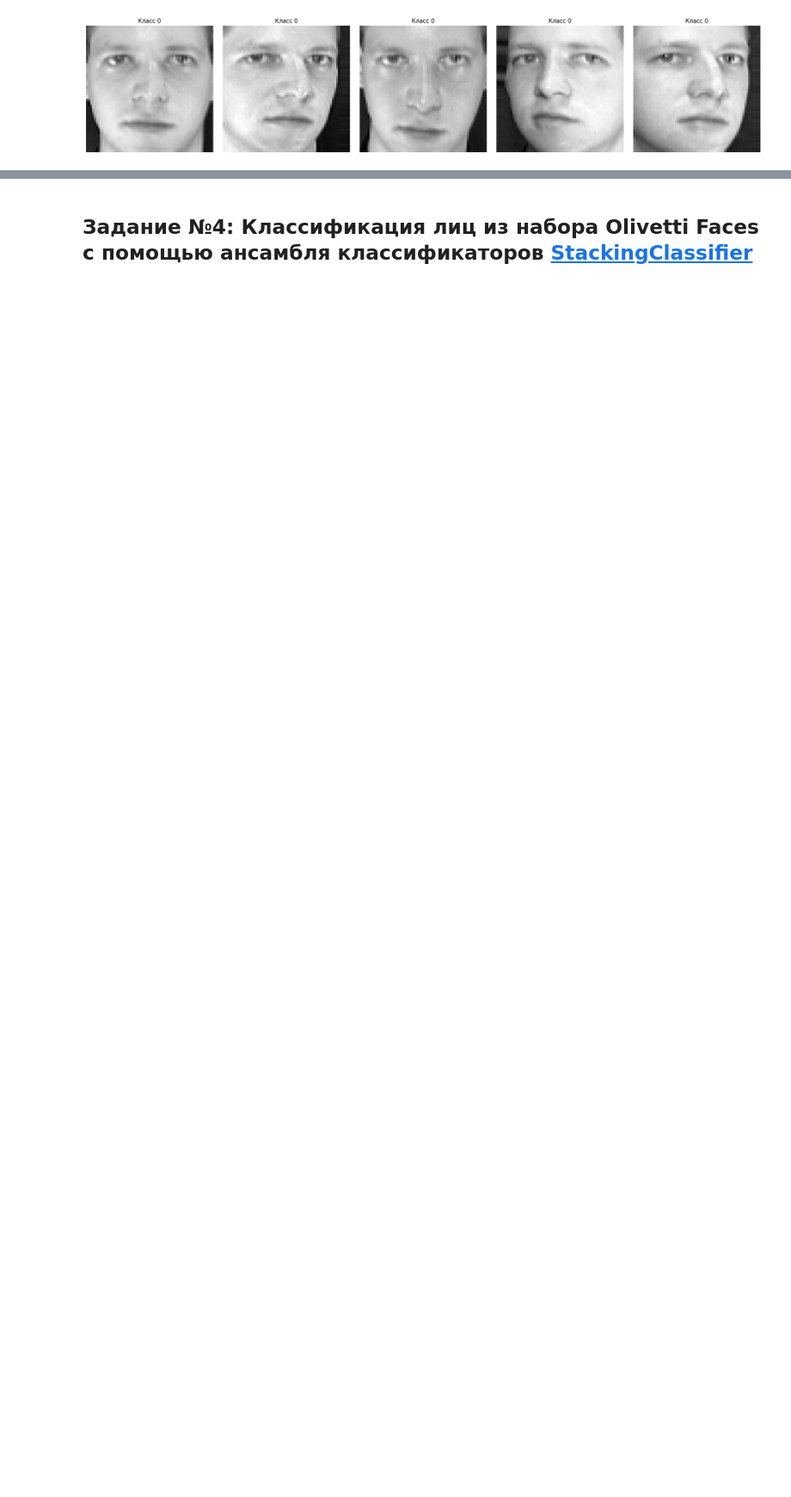
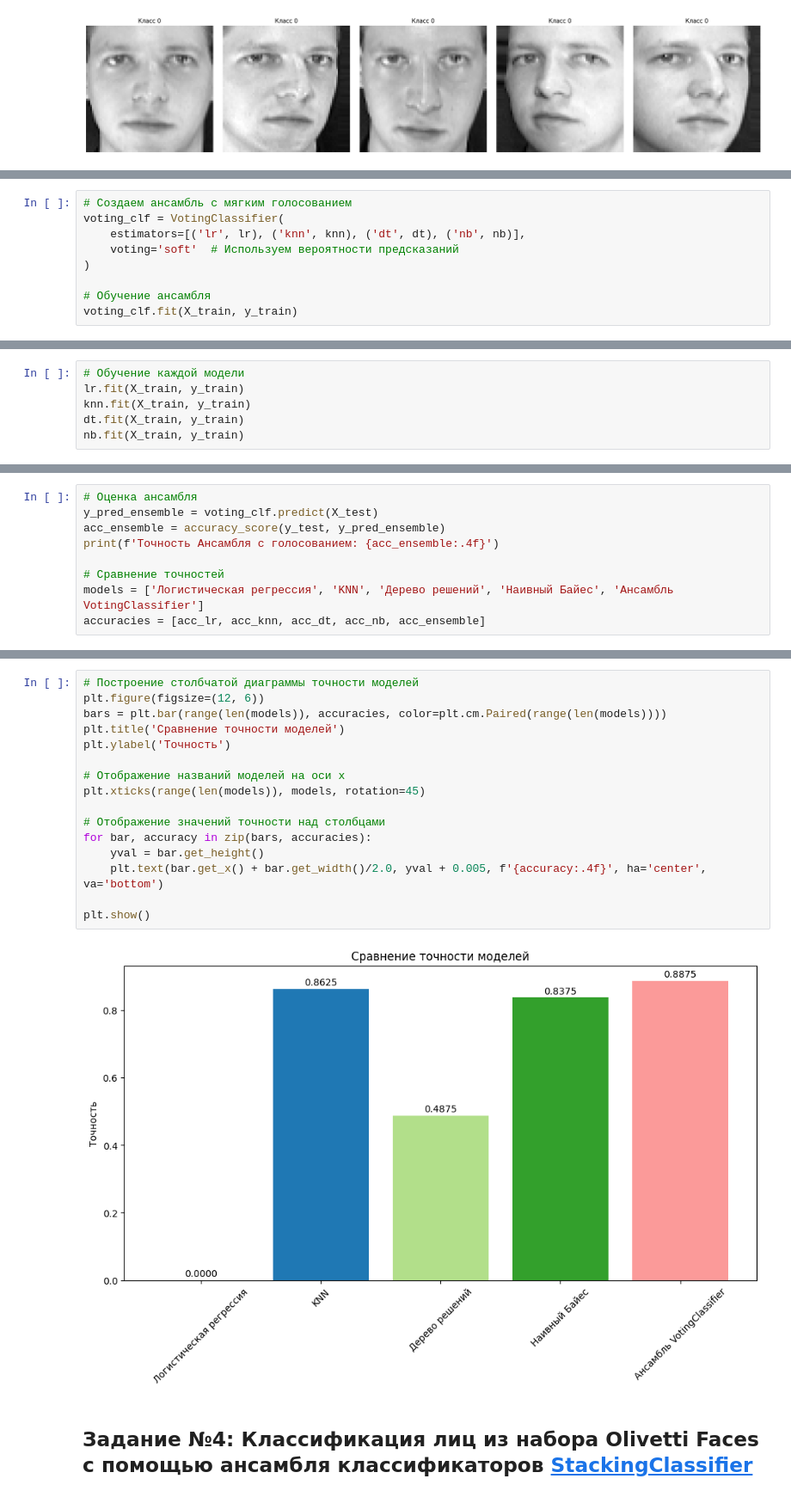
Before and after one commit to GDVevo/ml_uni, a Jupyter notebook: Практическая_работа_№9_Ансамблевые_методы_в_машинном_обучении.ipynb, the cells around one changed output, grey strips where cells are left out. Shown at 86% size. Cells and saved outputs as stored; diff of their text form; blank space fills up the shorter version.

```diff
--- a/Практическая_работа_№9_Ансамблевые_методы_в_машинном_обучении.ipynb
+++ b/Практическая_работа_№9_Ансамблевые_методы_в_машинном_обучении.ipynb
@@ -326,0 +416,9 @@ from sklearn.naive_bayes import GaussianNB
+# %%
+# Создаем ансамбль с мягким голосованием
+voting_clf = VotingClassifier(
+    estimators=[('lr', lr), ('knn', knn), ('dt', dt), ('nb', nb)],
+    voting='soft'  # Используем вероятности предсказаний
+)
+
+# Обучение ансамбля
+voting_clf.fit(X_train, y_train)
@@ -326,0 +431,6 @@ from sklearn.naive_bayes import GaussianNB
+# %%
+# Обучение каждой модели
+lr.fit(X_train, y_train)
+knn.fit(X_train, y_train)
+dt.fit(X_train, y_train)
+nb.fit(X_train, y_train)
@@ -326,0 +466,9 @@ from sklearn.naive_bayes import GaussianNB
+# %%
+# Оценка ансамбля
+y_pred_ensemble = voting_clf.predict(X_test)
+acc_ensemble = accuracy_score(y_test, y_pred_ensemble)
+print(f'Точность Ансамбля с голосованием: {acc_ensemble:.4f}')
+
+# Сравнение точностей
+models = ['Логистическая регрессия', 'KNN', 'Дерево решений', 'Наивный Байес', 'Ансамбль VotingClassifier']
+accuracies = [acc_lr, acc_knn, acc_dt, acc_nb, acc_ensemble]
@@ -327,3 +477,21 @@ from sklearn.naive_bayes import GaussianNB
+# %%
+# Построение столбчатой диаграммы точности моделей
+plt.figure(figsize=(12, 6))
+bars = plt.bar(range(len(models)), accuracies, color=plt.cm.Paired(range(len(models))))
+plt.title('Сравнение точности моделей')
+plt.ylabel('Точность')
+
+# Отображение названий моделей на оси x
+plt.xticks(range(len(models)), models, rotation=45)
+
+# Отображение значений точности над столбцами
+for bar, accuracy in zip(bars, accuracies):
+    yval = bar.get_height()
+    plt.text(bar.get_x() + bar.get_width()/2.0, yval + 0.005, f'{accuracy:.4f}', ha='center', va='bottom')
+
+plt.show()
+# %% [output]
+[figure, added]
 # %% [markdown]
 ## **Задание №4: Классификация лиц из набора Olivetti Faces с помощью ансамбля классификаторов** [**StackingClassifier**](https://scikit-learn.org/stable/modules/generated/sklearn.ensemble.StackingClassifier.html)
 # %% [markdown]
```
Also changed, not shown: parts of 12 cells of this notebook.
